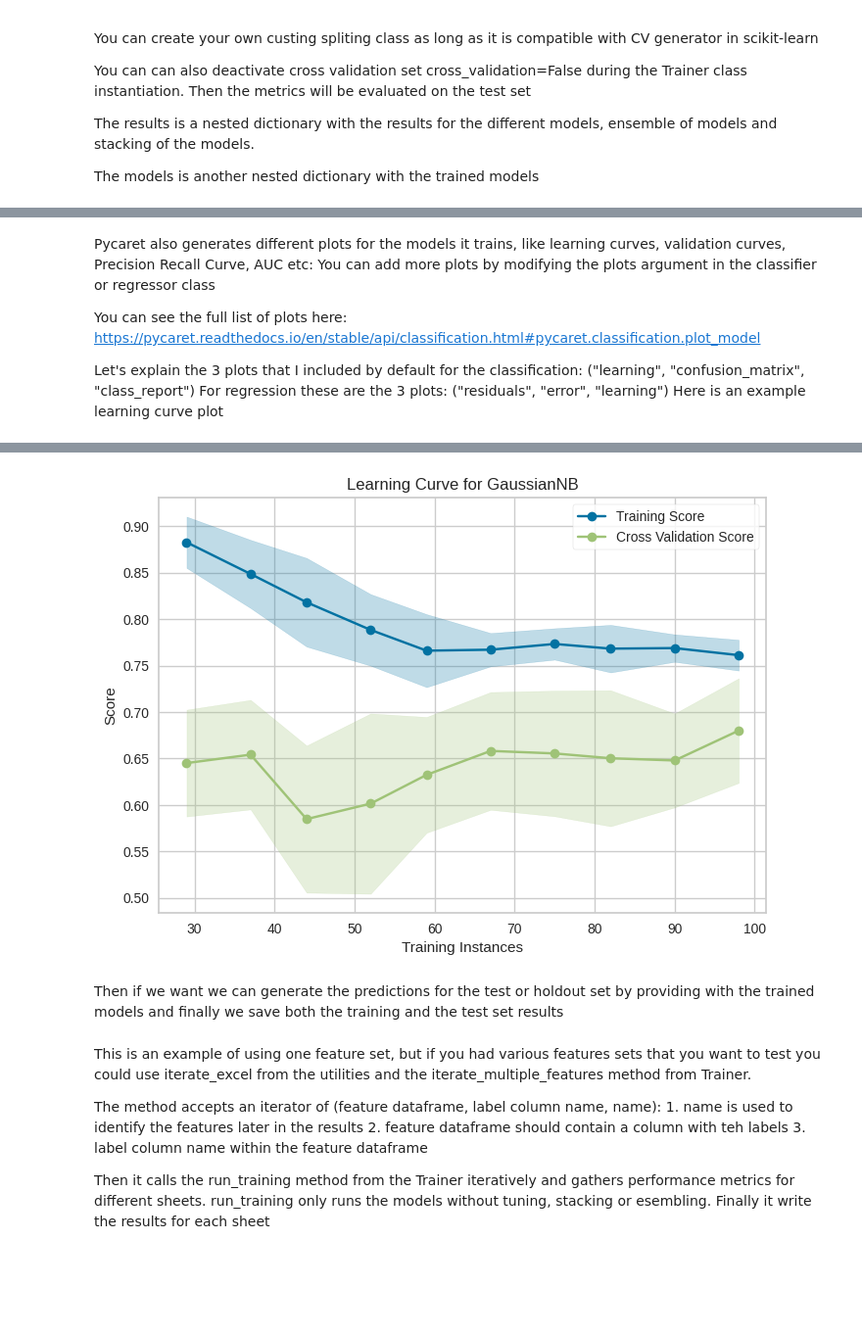
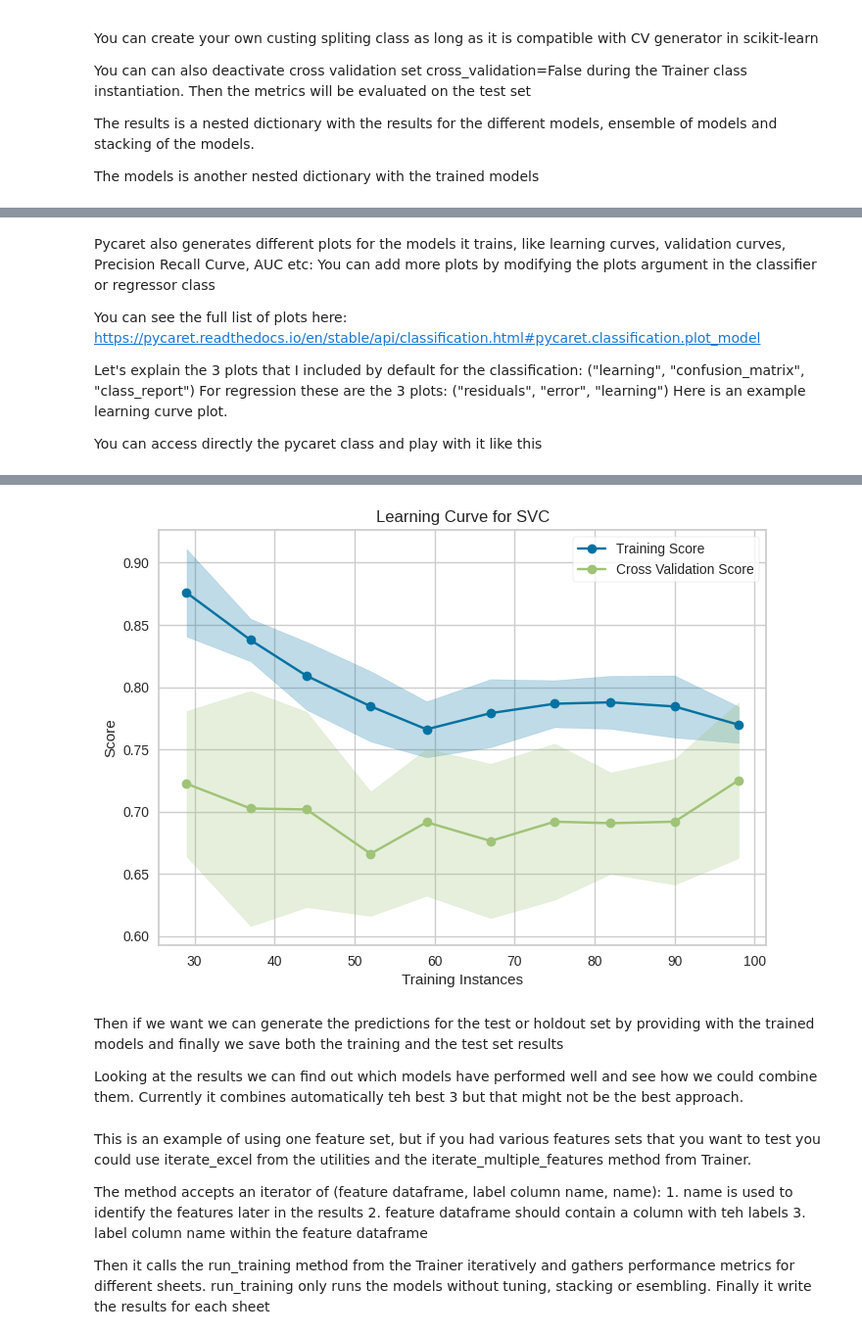
Before and after one commit to etiur/BioML, a Jupyter notebook: examples/test_end_to_end.ipynb, the cells around one changed output, grey strips where cells are left out. Shown at 98% size. Cells and saved outputs as stored; diff of their text form; code cells hidden in the pictures; blank space fills up the shorter version.

Commit message:
correct for cases where there is custom model

```diff
--- a/examples/test_end_to_end.ipynb
+++ b/examples/test_end_to_end.ipynb
@@ -277,7 +278,8 @@ This is how Pycaret likes it (the library used by BioML to train machine learnin
 
 Here I'm only using one of the sheets for this example, but we don't know which of the sheets would perform better so we might need to iterate through the sheets, train the models and collect the performance for each sheet.
 # %%
-data = DataParser("classification_results/filtered_features.xlsx", "../data/esterase_labels.csv", sheets="chi2_50")
+data = DataParser("classification_results/filtered_features.xlsx", "../data/esterase_labels.csv", sheets="chi2_60")
+data = DataParser("../data/esterase_features.xlsx", "../data/esterase_labels.csv", sheets="ch2_20")
 split = ClusterSpliter("cluster.tsv", num_splits=5, random_state=100, stratified=True)
 X_train, X_test, _, _ = split.train_test_split(data.features, data.features[data.label])
 # %%
@@ -302,11 +303,14 @@ This modularity is similar to other machine learning framewoeks like pytorch-lig
 I recommend learning more about pycaret since it does many things: https://pycaret.readthedocs.io/en/latest/
 # %% [markdown]
 Currently there are 19 supported models, but you can supply your custom models as well as long as it is compatible with the scikit learn API. A fit and a predict or predict_proba methods
+# %%
+problem = "classification"
+passive = PassiveAggressiveClassifier()
 # %%
 experiment = PycaretInterface("classification", 250, budget_time=20, best_model=3,
                                   output_path="classification_results", optimize="MCC")
 if problem == "classification":
-    args = Classifier(optimize="MCC", drop=(), selected=(), add=(), plot=("learning", "confusion_matrix", "class_report"))
+    args = Classifier(optimize="MCC", drop=(), selected=(), add=(passive), plot=("learning", "confusion_matrix", "class_report"))
 elif problem == "regression":
     args = Regressor(optimize="RMSE", drop=(), selected=(), add=(), plot=("learning", "residuals", "error"))
 
@@ -361,15 +365,19 @@ You can see the full list of plots here: https://pycaret.readthedocs.io/en/stabl
 
 Let's explain the 3 plots that I included by default for the classification: ("learning", "confusion_matrix", "class_report")
 For regression these are the 3 plots: ("residuals", "error", "learning")
-Here is an example learning curve plot
+Here is an example learning curve plot.
+
+You can access directly the pycaret class and play with it like this
 # %%
-experiment.pycaret.plot_model(models["not_tuned"]["holdout"]["nb"], "learning")
+experiment.pycaret.plot_model(models["not_tuned"]["train"]["rbfsvm"], "learning")
 # %% [output]
 [interactive output not drawn]
-[figure, old version]
+[figure, new version]
 # %% [markdown]
 Then if we want we can generate the predictions for the test or holdout set by providing with the trained models and finally
 we save both the training and the test set results
+
+Looking at the results we can find out which models have performed well and see how we could combine them. Currently it combines automatically teh best 3 but that might not be the best approach.
 # %%
 test_set_predictions = training.generate_holdout_prediction(models)
 # %%
```
Also changed, not shown: parts of 11 cells of this notebook, 2 other files.
